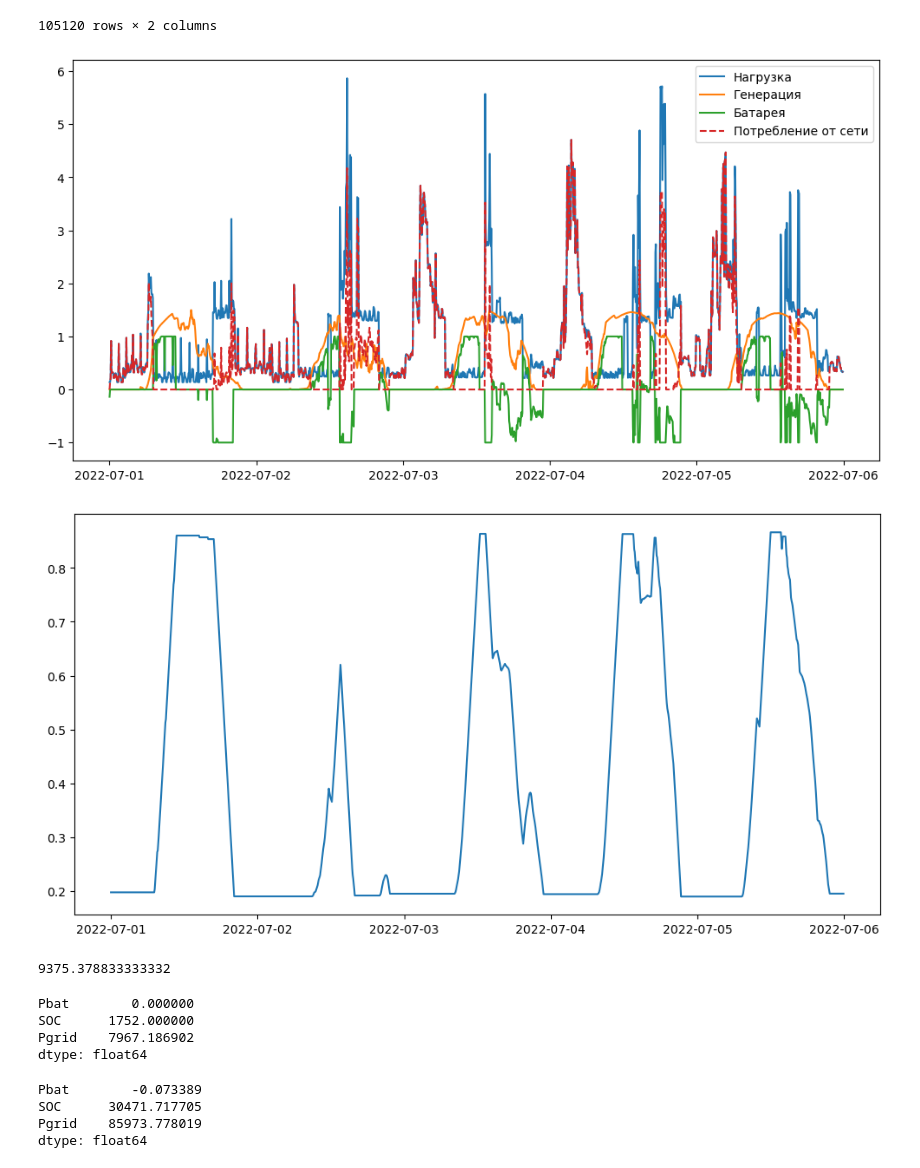
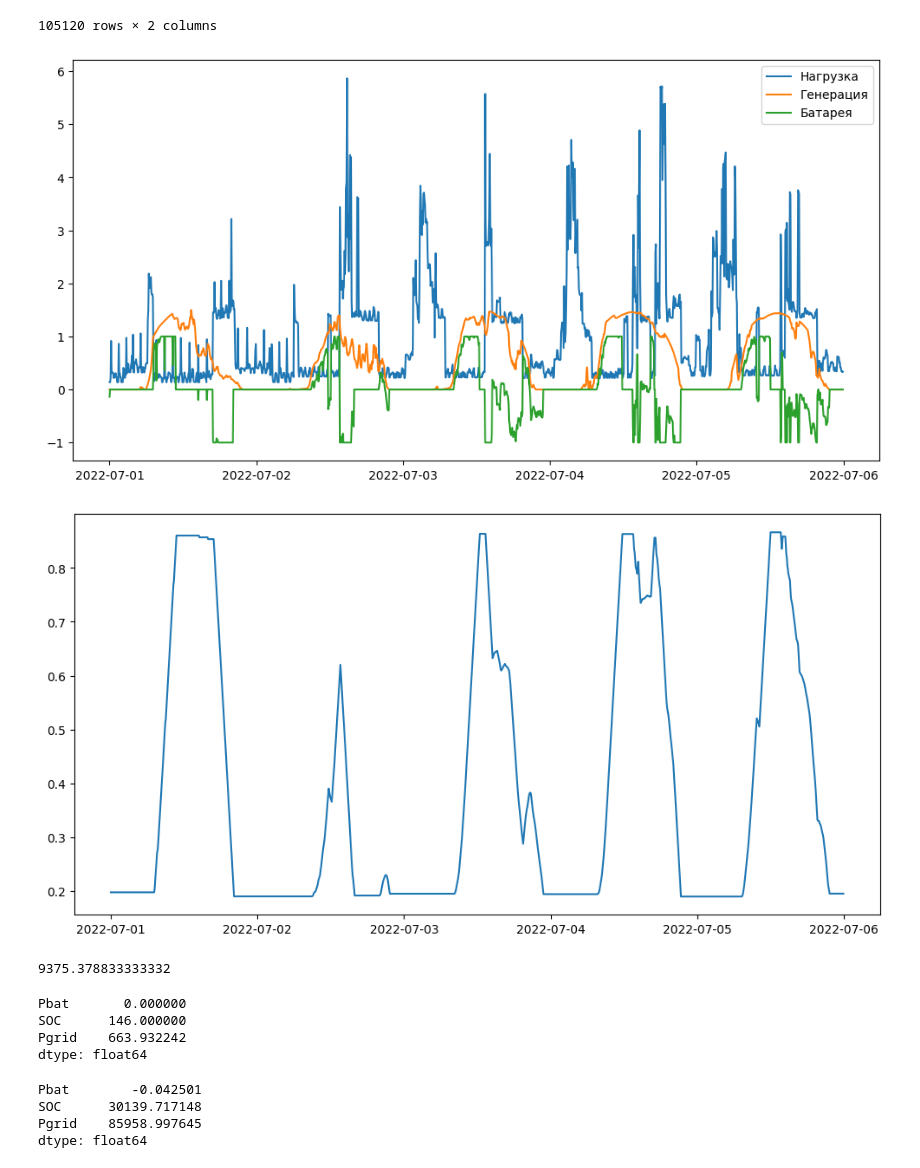
Before and after one commit to Shai670/Residential_consumption_modeling, a Jupyter notebook: battery04.09.ipynb, the cells around one changed output. Saved outputs shown, nothing was run; the diff lists cells and outputs as text; code cells hidden in the pictures.

```diff
--- a/battery04.09.ipynb
+++ b/battery04.09.ipynb
@@ -28,7 +28,7 @@ pv
 | 2023-01-01 06:55:00 | -0.1 |
 105120 rows × 1 columns
 # %%
-load = pd.read_csv("DATA\load.csv", index_col=0)
+load = pd.read_csv("/content/Residential_consumption_modeling/DATA/load.csv", index_col=0)
 load.index = pd.to_datetime(load.index)
 load
 # %% [output]
@@ -109,35 +109,35 @@ end = '2022-07-05'
 
 load_data = dataset['load'].loc[start : end]
 gen_data  = dataset['Solar'].loc[start : end]
 
 Pbat = []; soc = []; Pgrid = []
 for load, gen in zip(load_data, gen_data):
   bat_power = bat.working(Pgen=gen, Pload=load)
   grid_power = load + bat_power - gen
 
   if grid_power < 0: grid_power = 0
 
   Pgrid.append(grid_power)
   Pbat.append(bat_power)
   soc.append(bat.SOC)
 
 Pbat = pd.DataFrame({'bat' : Pbat}, index=load_data.index)
 Pgrid = pd.DataFrame({'grid' : Pgrid}, index=load_data.index)
 soc = pd.DataFrame({'soc' : soc}, index=load_data.index)
 
 plt.figure(figsize=(12,6))
 plt.plot(load_data, label='Нагрузка')
 plt.plot(gen_data, label='Генерация')
 plt.plot(Pbat, label='Батарея')
-plt.plot(Pgrid, label='Потребление от сети', ls="--")
+
 plt.legend()
 plt.show()
 
 plt.figure(figsize=(12,6))
 plt.plot(soc, label='Нагрузка')
 plt.show()
 # %% [output]
-[figure, old version]
+[figure, new version]
 [figure]
 # %%
 def solar_battery_calc(Pnom, capacity):
@@ -166,17 +166,17 @@ dataset['load'].mean() * 365 * 24
 9375.378833333332
 # %%
 output = solar_battery_calc(Pnom=0, capacity=5)
-output.mean() * 365 * 24
+output.mean() * 365 * 24 / 12
 # %% [output]
-Pbat        0.000000
-SOC      1752.000000
-Pgrid    7967.186902
+Pbat       0.000000
+SOC      146.000000
+Pgrid    663.932242
 dtype: float64
 # %%
-output = solar_battery_calc(Pnom=2, capacity=10)
+output = solar_battery_calc(Pnom=3, capacity=10)
 output.sum()
 # %% [output]
-Pbat        -0.073389
-SOC      30471.717705
-Pgrid    85973.778019
+Pbat        -0.042501
+SOC      30139.717148
+Pgrid    85958.997645
 dtype: float64
```
Also changed, not shown: parts of 3 cells of this notebook.
